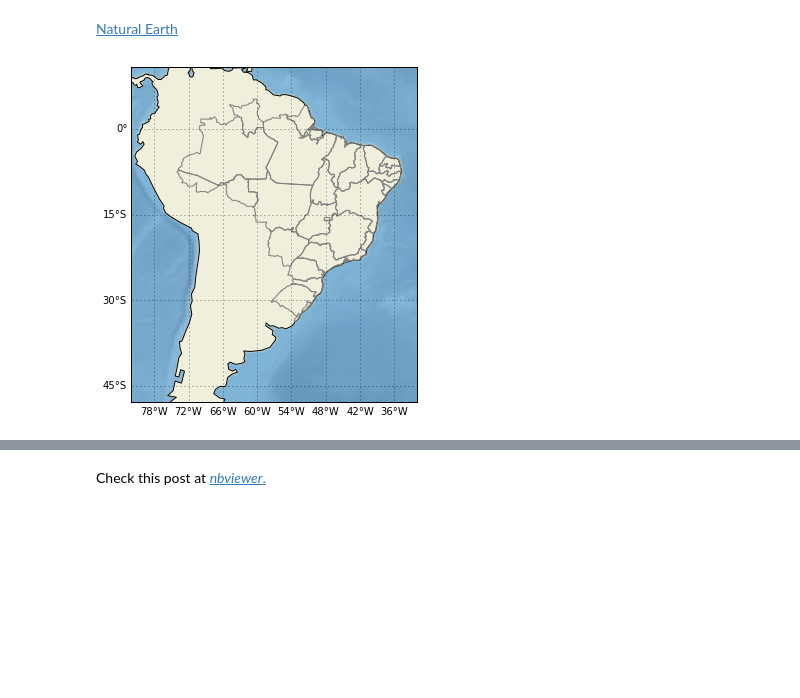
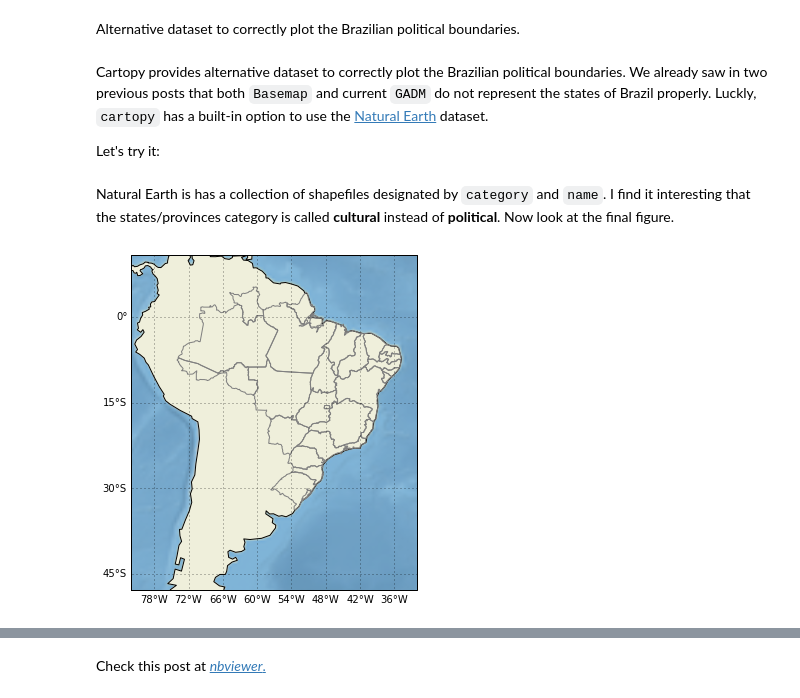
Before and after one commit to ocefpaf/python4oceanographers, a Jupyter notebook: content/downloads/notebooks/brazil_states_map2.ipynb, the cells around one changed output, grey strips where cells are left out. Saved outputs shown, nothing was run; the diff lists cells and outputs as text; code cells hidden in the pictures; blank space fills up the shorter version.

```diff
--- a/content/downloads/notebooks/brazil_states_map2.ipynb
+++ b/content/downloads/notebooks/brazil_states_map2.ipynb
@@ -8,6 +8,14 @@ with open('./styles/custom.css', 'r') as f:
     styles = f.read()
 
 HTML(styles)
+# %% [markdown]
+<!-- PELICAN_BEGIN_SUMMARY -->
+Alternative dataset to correctly plot the Brazilian political boundaries.
+<!-- PELICAN_END_SUMMARY -->
+# %% [markdown]
+Cartopy provides alternative dataset to correctly plot the Brazilian political boundaries.  We already saw in two previous posts that both `Basemap` and current `GADM` do not represent the states of Brazil properly.  Luckly, `cartopy` has a built-in option to use the [Natural Earth](http://www.naturalearthdata.com/) dataset.
+
+Let's try it:
 # %%
 import cartopy.crs as ccrs
 import matplotlib.pyplot as plt
@@ -16,23 +37,10 @@ from cartopy.mpl.gridliner import LONGITUDE_FORMATTER, LATITUDE_FORMATTER
-# %% [markdown]
-[Natural Earth](http://www.naturalearthdata.com/)
+# %% [markdown]
+Natural Earth is has a collection of shapefiles designated by `category` and `name`.  I find it interesting that the states/provinces category is called **cultural** instead of **political**.  Now look at the final figure.
 # %%
-def brazil_states(projection=ccrs.PlateCarree()):
-    fig, ax = plt.subplots(figsize=(8, 6), subplot_kw=dict(projection=projection))
-    ax.set_extent([-82, -32, -45, 10])
-    ax.stock_img()
-    # Create a feature for States/Admin 1 regions at 1:50m from Natural Earth.
-    states = NaturalEarthFeature(category='cultural', scale='50m', facecolor='none',
-                                 name='admin_1_states_provinces_lakes_shp')
-    ax.add_feature(LAND)
-    ax.add_feature(COASTLINE)
-    ax.add_feature(states, edgecolor='gray')
-    gl = ax.gridlines(draw_labels=True)
-    gl.xlabels_top = False
-    gl.ylabels_right = False
-    gl.xformatter = LONGITUDE_FORMATTER
-    gl.yformatter = LATITUDE_FORMATTER
-    return fig, ax
+fig, ax = brazil_states()
+# Create a feature for States/Admin 1 regions at 1:50m from Natural Earth.
+states = NaturalEarthFeature(category='cultural', scale='50m', facecolor='none',
+                             name='admin_1_states_provinces_shp')
+_ = ax.add_feature(states, edgecolor='gray')
+# %% [output]
+[figure, added]
-# %%
-fig, ax = brazil_states()
-# %% [output]
-[figure, removed]
```
Also changed, not shown: parts of 3 cells of this notebook.
